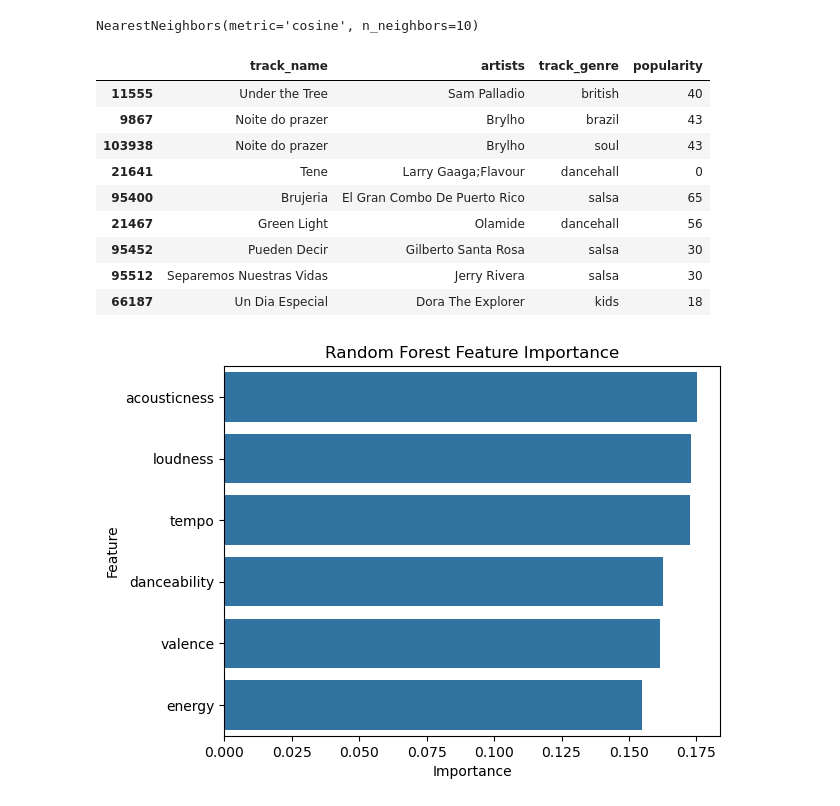
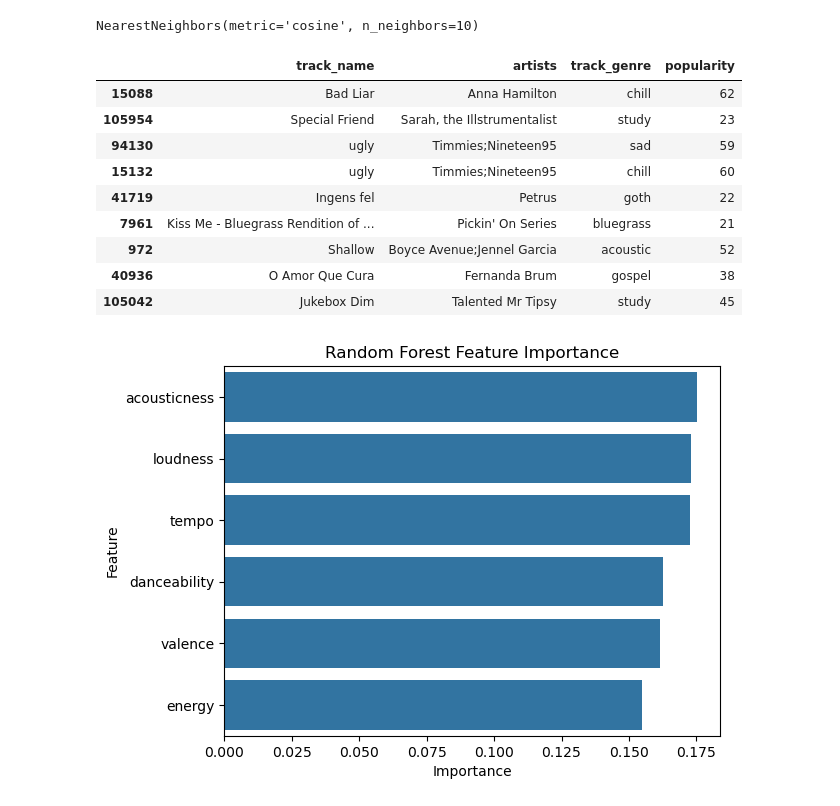
Before and after one commit to AbhinavBdrKoirala/Music_Recommendation_System, a Jupyter notebook: 23056954 AbhinavBahadurKoirala M1.ipynb, the cells around one changed output. Saved outputs shown, nothing was run; the diff lists cells and outputs as text; code cells hidden in the pictures.

```diff
--- a/23056954 AbhinavBahadurKoirala M1.ipynb
+++ b/23056954 AbhinavBahadurKoirala M1.ipynb
@@ -129,18 +129,18 @@ def recommend_songs(song_name, df, features):
 
     return recommendations[['track_name','artists','track_genre','popularity']]
 # %%
-display(recommend_songs("Shape of You", df, features))
+display(recommend_songs("Bad Liar", df, features))
 # %% [output]
 |  | track_name | artists | track_genre | popularity |
-| 11555 | Under the Tree | Sam Palladio | british | 40 |
-| 9867 | Noite do prazer | Brylho | brazil | 43 |
-| 103938 | Noite do prazer | Brylho | soul | 43 |
-| 21641 | Tene | Larry Gaaga;Flavour | dancehall | 0 |
-| 95400 | Brujeria | El Gran Combo De Puerto Rico | salsa | 65 |
-| 21467 | Green Light | Olamide | dancehall | 56 |
-| 95452 | Pueden Decir | Gilberto Santa Rosa | salsa | 30 |
-| 95512 | Separemos Nuestras Vidas | Jerry Rivera | salsa | 30 |
-| 66187 | Un Dia Especial | Dora The Explorer | kids | 18 |
+| 15088 | Bad Liar | Anna Hamilton | chill | 62 |
+| 105954 | Special Friend | Sarah, the Illstrumentalist | study | 23 |
+| 94130 | ugly | Timmies;Nineteen95 | sad | 59 |
+| 15132 | ugly | Timmies;Nineteen95 | chill | 60 |
+| 41719 | Ingens fel | Petrus | goth | 22 |
+| 7961 | Kiss Me - Bluegrass Rendition of ... | Pickin' On Series | bluegrass | 21 |
+| 972 | Shallow | Boyce Avenue;Jennel Garcia | acoustic | 52 |
+| 40936 | O Amor Que Cura | Fernanda Brum | gospel | 38 |
+| 105042 | Jukebox Dim | Talented Mr Tipsy | study | 45 |
 # %%
 rf = RandomForestRegressor(n_estimators=100, random_state=42)
 rf.fit(X_train_scaled, y_train)
```
Also changed, not shown: parts of 6 cells of this notebook.
